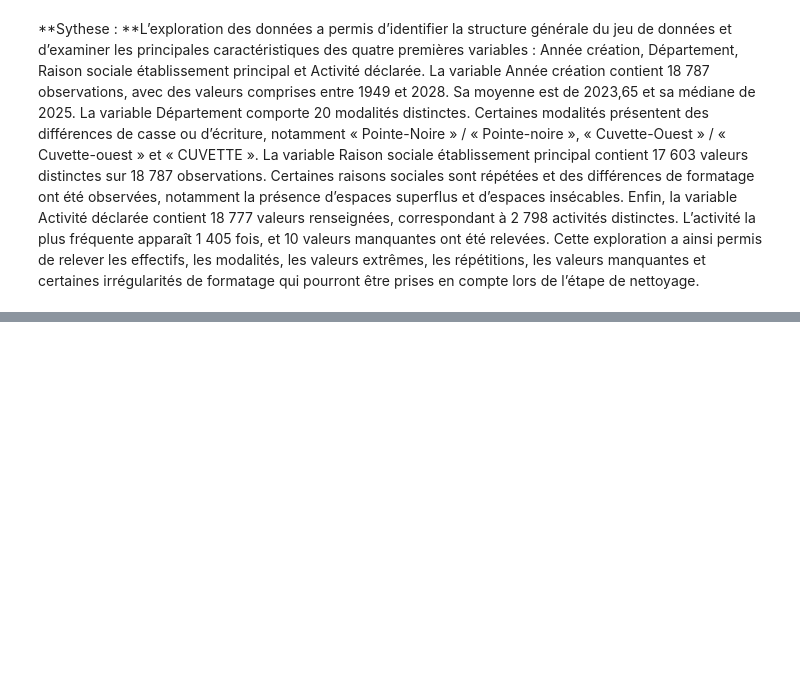
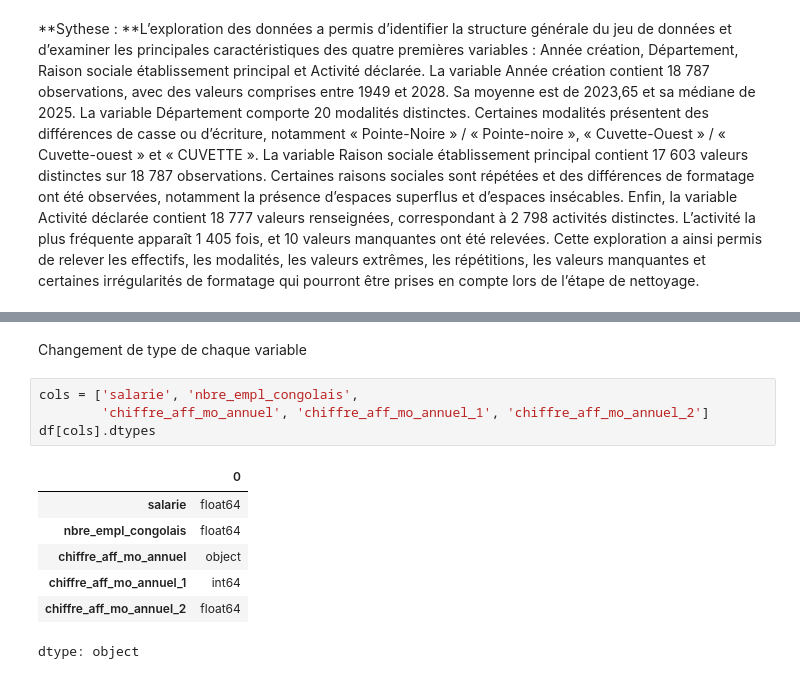
Before and after one commit to Perine23Dev/analyse-entreprises-emploi-republique-du-congo, a Jupyter notebook: projet_base.ipynb, the cells around one changed output, grey strips where cells are left out. Saved outputs shown, nothing was run; the diff lists cells and outputs as text; blank space fills up the shorter version.

```diff
--- a/projet_base.ipynb
+++ b/projet_base.ipynb
@@ -354,0 +382,14 @@ Cette exploration a ainsi permis de relever les effectifs, les modalités, les v
+# %% [markdown]
+Changement de type de chaque variable
+# %%
+cols = ['salarie', 'nbre_empl_congolais',
+        'chiffre_aff_mo_annuel', 'chiffre_aff_mo_annuel_1', 'chiffre_aff_mo_annuel_2']
+df[cols].dtypes
+# %% [output]
+|  | 0 |
+| salarie | float64 |
+| nbre_empl_congolais | float64 |
+| chiffre_aff_mo_annuel | object |
+| chiffre_aff_mo_annuel_1 | int64 |
+| chiffre_aff_mo_annuel_2 | float64 |
+dtype: object
```
Also changed, not shown: parts of 12 cells of this notebook.
